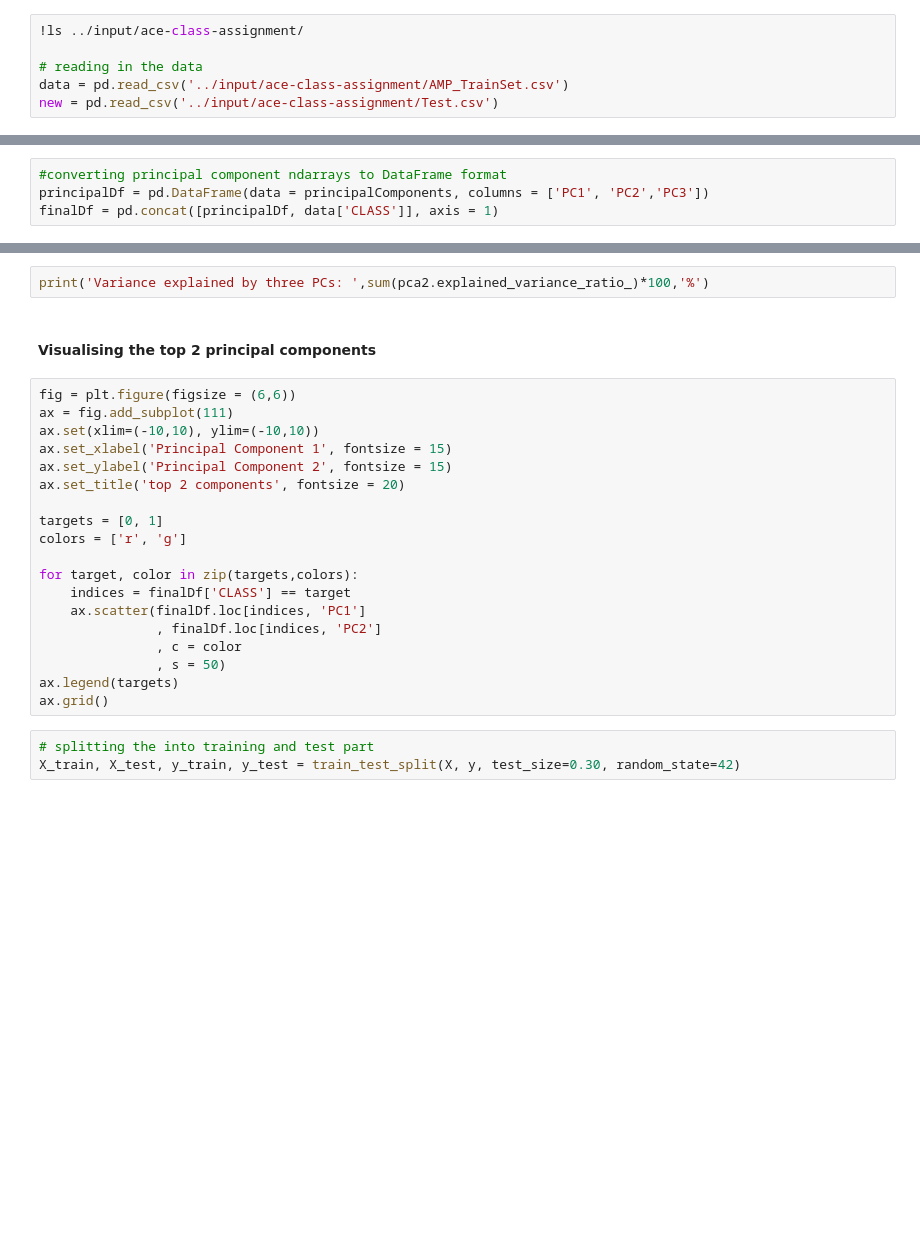
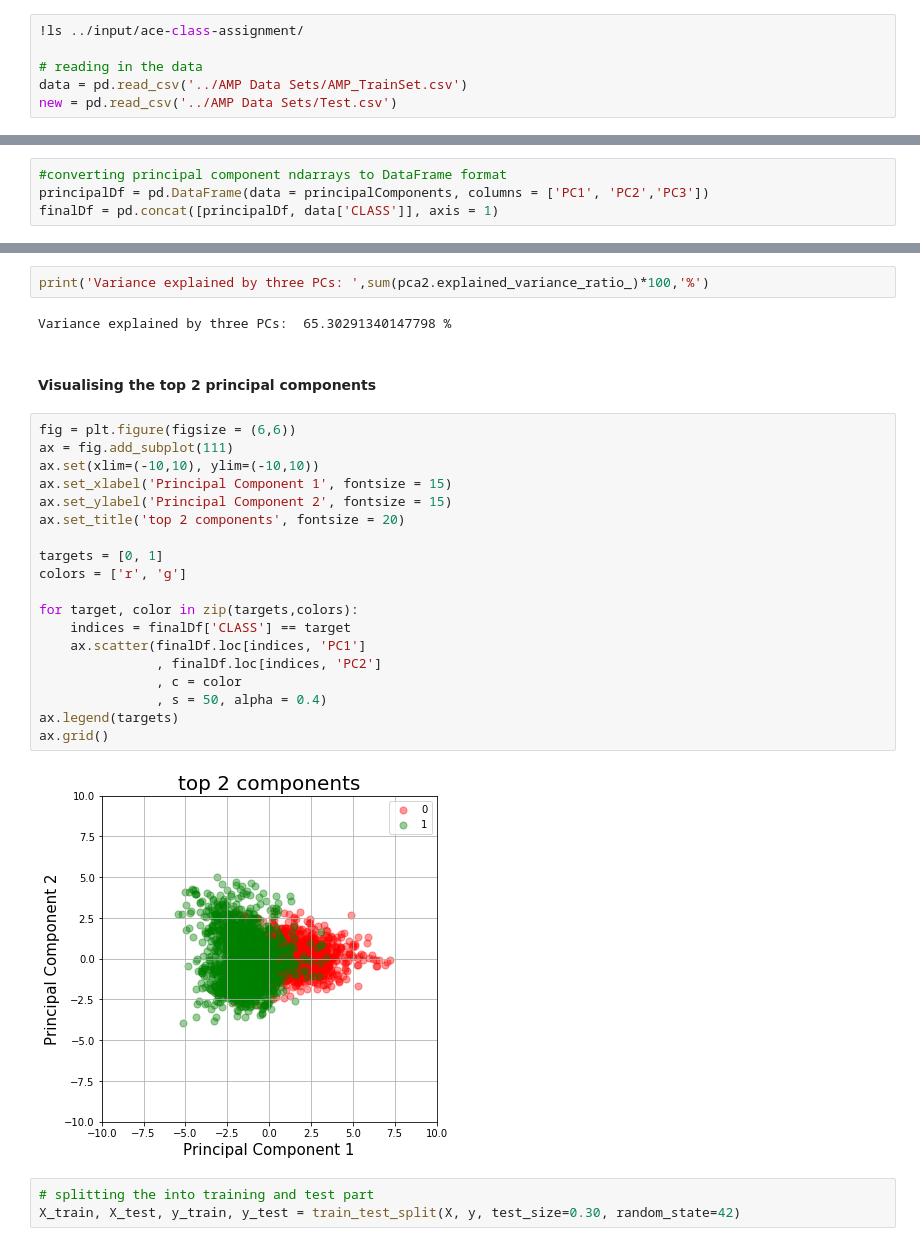
Before and after one commit to atwine/ace-class-notes, a Jupyter notebook: Assignment Colab/Ibra Lujumba_kaggle.ipynb, the cells around one changed output, grey strips where cells are left out. Saved outputs shown, nothing was run; the diff lists cells and outputs as text; blank space fills up the shorter version.

```diff
--- a/Assignment Colab/Ibra Lujumba_kaggle.ipynb
+++ b/Assignment Colab/Ibra Lujumba_kaggle.ipynb
@@ -22,5 +22,5 @@ warnings.filterwarnings('ignore')
 !ls ../input/ace-class-assignment/
 
 # reading in the data
-data = pd.read_csv('../input/ace-class-assignment/AMP_TrainSet.csv')
-new = pd.read_csv('../input/ace-class-assignment/Test.csv')
+data = pd.read_csv('../AMP Data Sets/AMP_TrainSet.csv')
+new = pd.read_csv('../AMP Data Sets/Test.csv')
@@ -571,26 +769,30 @@ finalDf.head()
 # %%
 print('Variance explained by three PCs: ',sum(pca2.explained_variance_ratio_)*100,'%')
+# %% [output]
+Variance explained by three PCs:  65.30291340147798 %
 # %% [markdown]
 #### Visualising the top 2 principal components
 # %%
 fig = plt.figure(figsize = (6,6))
 ax = fig.add_subplot(111)
 ax.set(xlim=(-10,10), ylim=(-10,10))
 ax.set_xlabel('Principal Component 1', fontsize = 15)
 ax.set_ylabel('Principal Component 2', fontsize = 15)
 ax.set_title('top 2 components', fontsize = 20)
 
 targets = [0, 1]
 colors = ['r', 'g']
 
 for target, color in zip(targets,colors):
     indices = finalDf['CLASS'] == target
     ax.scatter(finalDf.loc[indices, 'PC1']
                , finalDf.loc[indices, 'PC2']
                , c = color
-               , s = 50)
+               , s = 50, alpha = 0.4)
 ax.legend(targets)
 ax.grid()
+# %% [output]
+[figure, added]
 # %%
 # splitting the into training and test part
 X_train, X_test, y_train, y_test = train_test_split(X, y, test_size=0.30, random_state=42)
```
Also changed, not shown: parts of 38 cells of this notebook, 8 other files.
